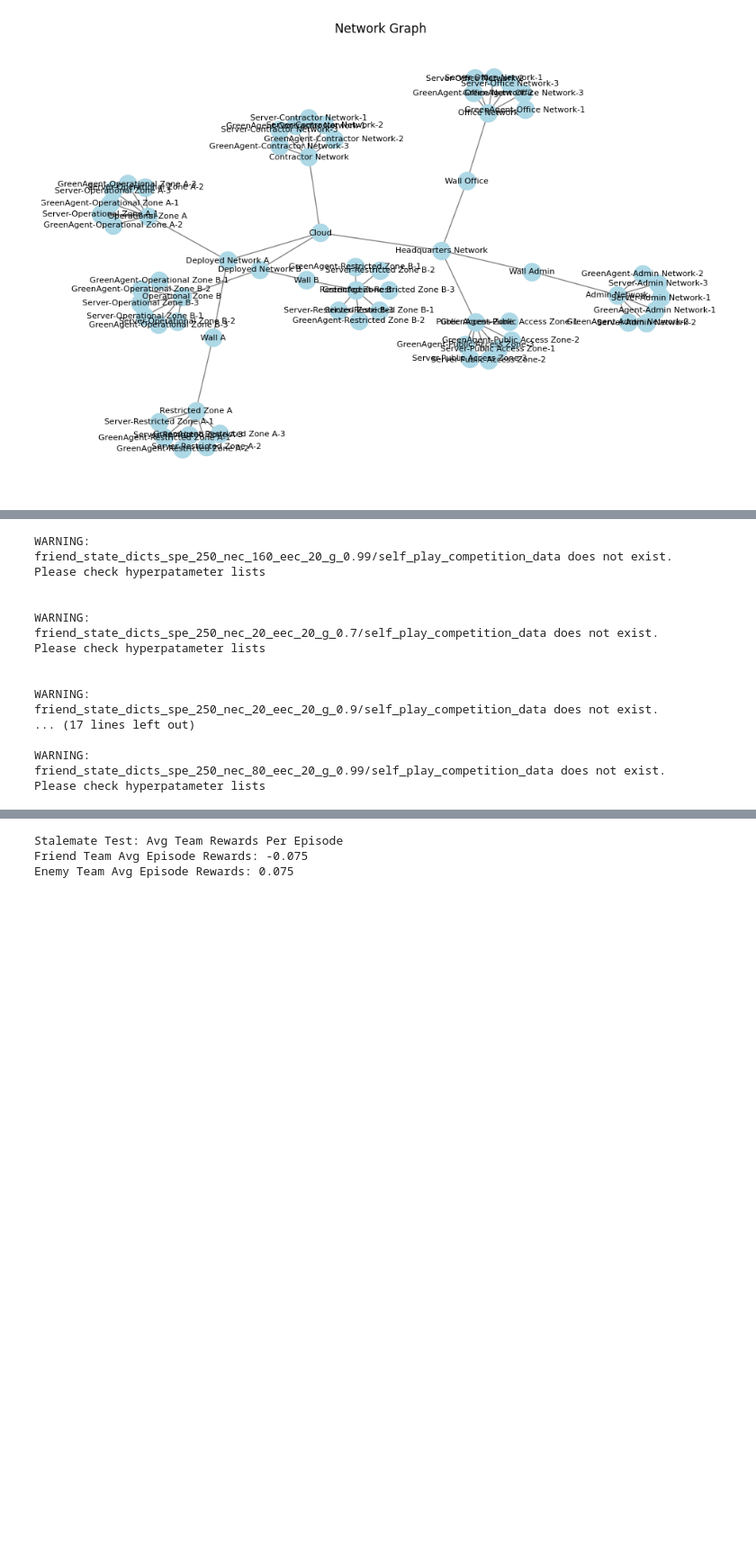
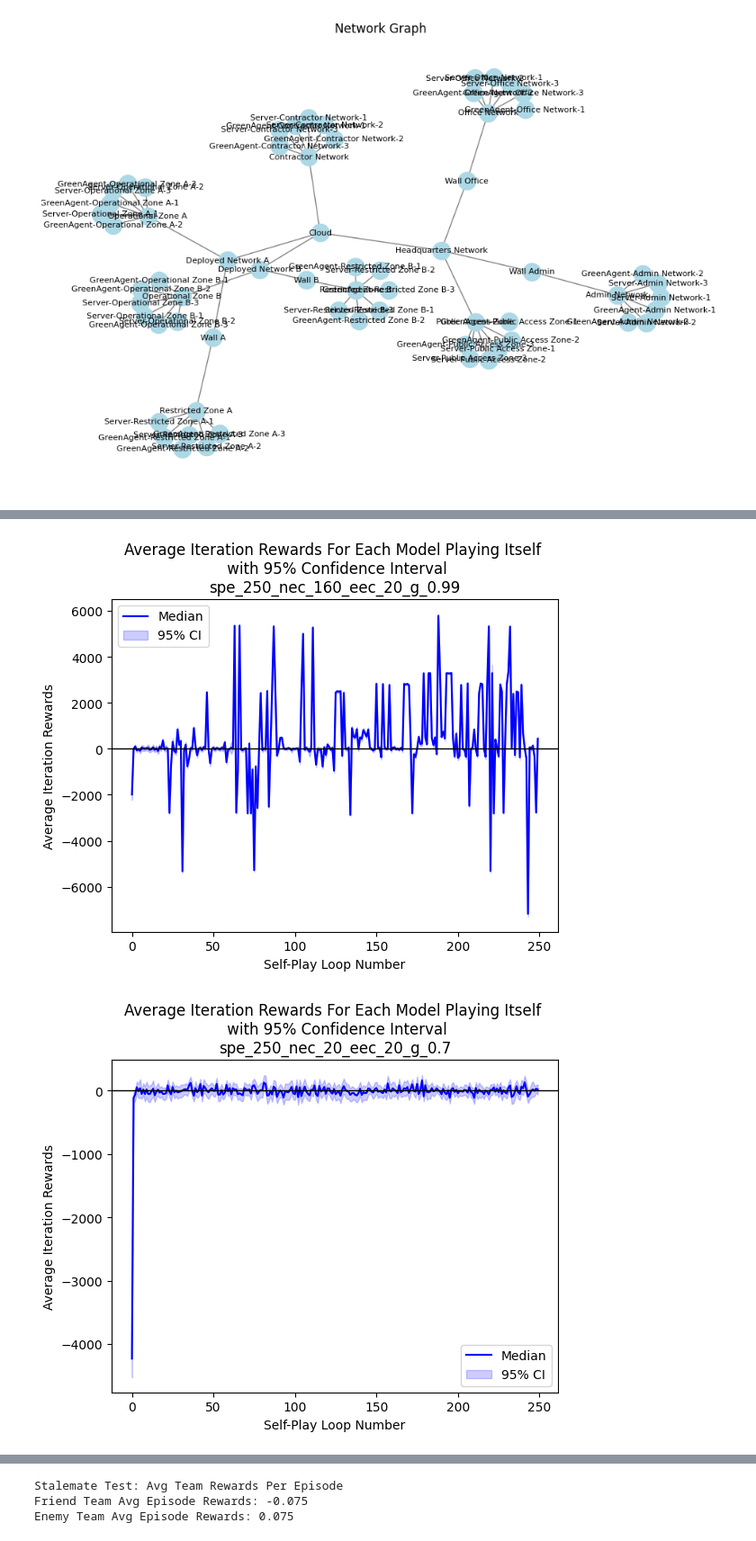
Before and after one commit to CMSRL/Multi-Agent-Deep-Reinforcement-Learning-for-Cyber-Conflict-Simulation-and-Experimentation, a Jupyter notebook: self_play_evaluation_final.ipynb, the cells around one changed output, grey strips where cells are left out. Shown at 90% size. Drawn from its saved outputs; the diff is of its cells as text; code cells hidden in the pictures; blank space fills up the shorter version.

```diff
--- a/self_play_evaluation_final.ipynb
+++ b/self_play_evaluation_final.ipynb
@@ -1427,59 +1385,32 @@ for hyperset in hyperparameter_sets:
             print("WARNING:")
             print(f"{path} is not complete yet.\nPlease check for a"
                   f"certain hyperparameter combination possibly has not completed")
             print()
             continue
 
         mean_list = np.load(f"{path}/mean_list.npy")
         lower_ci_list = np.load(f"{path}/lower_ci_list.npy")
         upper_ci_list = np.load(f"{path}/upper_ci_list.npy")
         x = np.arange(mean_list.size)  # or whatever x-axis values you have
         # Assume you already have these arrays: lower_ci, median, upper_ci
 
         plt.plot(x, mean_list, label='Median', color='blue')
         plt.fill_between(x, lower_ci_list, upper_ci_list, color='blue', alpha=0.2, label='95% CI')
         plt.axhline(0, color='black', linewidth=1)
         plt.xlabel('Self-Play Loop Number')  # customize as needed
         plt.ylabel('Average Iteration Rewards')
         plt.title(f'Average Iteration Rewards For Each Model Playing Itself \n with 95% Confidence Interval\nspe_{self_play_epochs}'
                     f'_nec_{num_episodes_choice}_eec_{eval_episodes_choice}_g_{GAMMA}')
         plt.legend()
         #plt.savefig(f"figures/median_with_ci")
         plt.show()
         plt.close()
 
-        #plot stalemate list
-        stalemate_list = np.load(f"{path}/stalemate_list.npy")
-        plt.plot(x, stalemate_list, label = "Stalemate Yes or No", color = "blue")
-        plt.xlabel("Self-Play Loop Number")
-        plt.ylabel("Salemate")
-        plt.title(f'Stalemate Model 1/0 Yes/No\nspe_{self_play_epochs}'
-                    f'_nec_{num_episodes_choice}_eec_{eval_episodes_choice}_g_{GAMMA}')
-        plt.legend()
-        #plt.savefig(f"figures/median_with_ci")
-        plt.show()
-        plt.close()
-
     else:
         print()
         print("WARNING:")
         print(f"{path} does not exist.\nPlease check hyperpatameter lists")
         print()
 # %% [output]
-WARNING:
-friend_state_dicts_spe_250_nec_160_eec_20_g_0.99/self_play_competition_data does not exist.
-Please check hyperpatameter lists
-
-
-WARNING:
-friend_state_dicts_spe_250_nec_20_eec_20_g_0.7/self_play_competition_data does not exist.
-Please check hyperpatameter lists
-
-
-WARNING:
-friend_state_dicts_spe_250_nec_20_eec_20_g_0.9/self_play_competition_data does not exist.
-... (17 lines left out)
-
-WARNING:
-friend_state_dicts_spe_250_nec_80_eec_20_g_0.99/self_play_competition_data does not exist.
-Please check hyperpatameter lists
+[figure, added]
+[figure, added]
```
Also changed, not shown: parts of 4 cells of this notebook.
